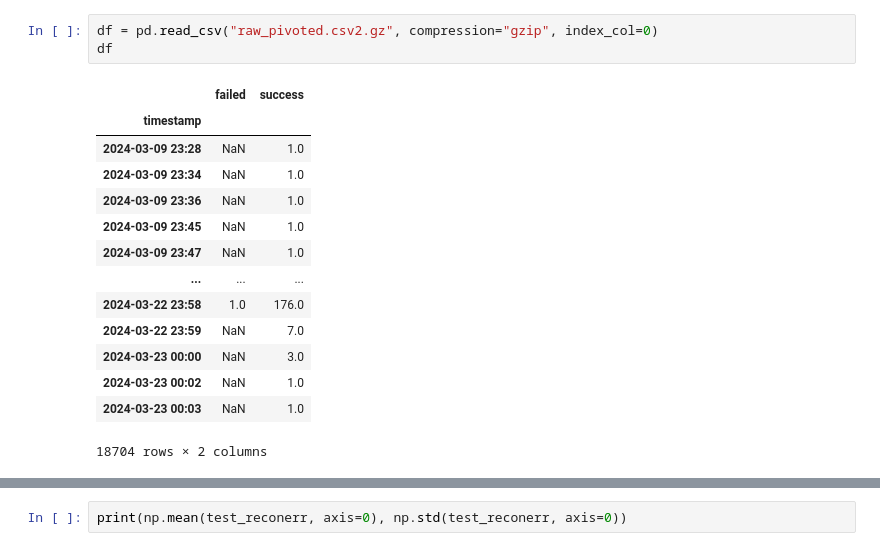
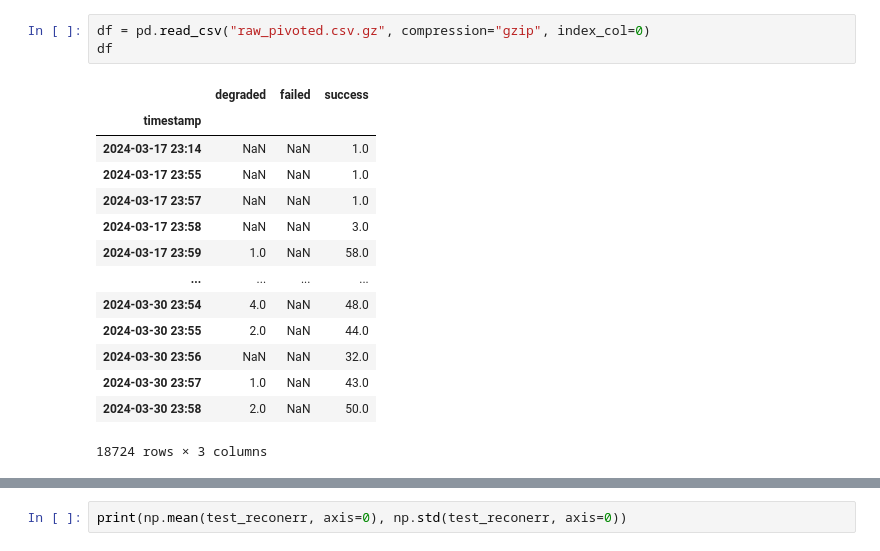
Before and after one commit to numaproj/numalogic, a Jupyter notebook: examples/fc.ipynb, the cells around one changed output, grey strips where cells are left out. Drawn from its saved outputs; the diff is of its cells as text.

```diff
--- a/examples/fc.ipynb
+++ b/examples/fc.ipynb
@@ -27,18 +27,18 @@ time: 822 ms (started: 2024-05-29 13:22:12 -07:00)
 # %%
-df = pd.read_csv("raw_pivoted.csv2.gz", compression="gzip", index_col=0)
+df = pd.read_csv("raw_pivoted.csv.gz", compression="gzip", index_col=0)
 df
 # %% [output]
-|  | failed | success |
-| timestamp |  |  |
-| 2024-03-09 23:28 | NaN | 1.0 |
-| 2024-03-09 23:34 | NaN | 1.0 |
-| 2024-03-09 23:36 | NaN | 1.0 |
-| 2024-03-09 23:45 | NaN | 1.0 |
-| 2024-03-09 23:47 | NaN | 1.0 |
-| ... | ... | ... |
-| 2024-03-22 23:58 | 1.0 | 176.0 |
-| 2024-03-22 23:59 | NaN | 7.0 |
-| 2024-03-23 00:00 | NaN | 3.0 |
-| 2024-03-23 00:02 | NaN | 1.0 |
-| 2024-03-23 00:03 | NaN | 1.0 |
+|  | degraded | failed | success |
+| timestamp |  |  |  |
+| 2024-03-17 23:14 | NaN | NaN | 1.0 |
+| 2024-03-17 23:55 | NaN | NaN | 1.0 |
+| 2024-03-17 23:57 | NaN | NaN | 1.0 |
+| 2024-03-17 23:58 | NaN | NaN | 3.0 |
+| 2024-03-17 23:59 | 1.0 | NaN | 58.0 |
+| ... | ... | ... | ... |
+| 2024-03-30 23:54 | 4.0 | NaN | 48.0 |
+| 2024-03-30 23:55 | 2.0 | NaN | 44.0 |
+| 2024-03-30 23:56 | NaN | NaN | 32.0 |
+| 2024-03-30 23:57 | 1.0 | NaN | 43.0 |
+| 2024-03-30 23:58 | 2.0 | NaN | 50.0 |
-18704 rows × 2 columns
+18724 rows × 3 columns
```
Also changed, not shown: parts of 31 cells of this notebook.
